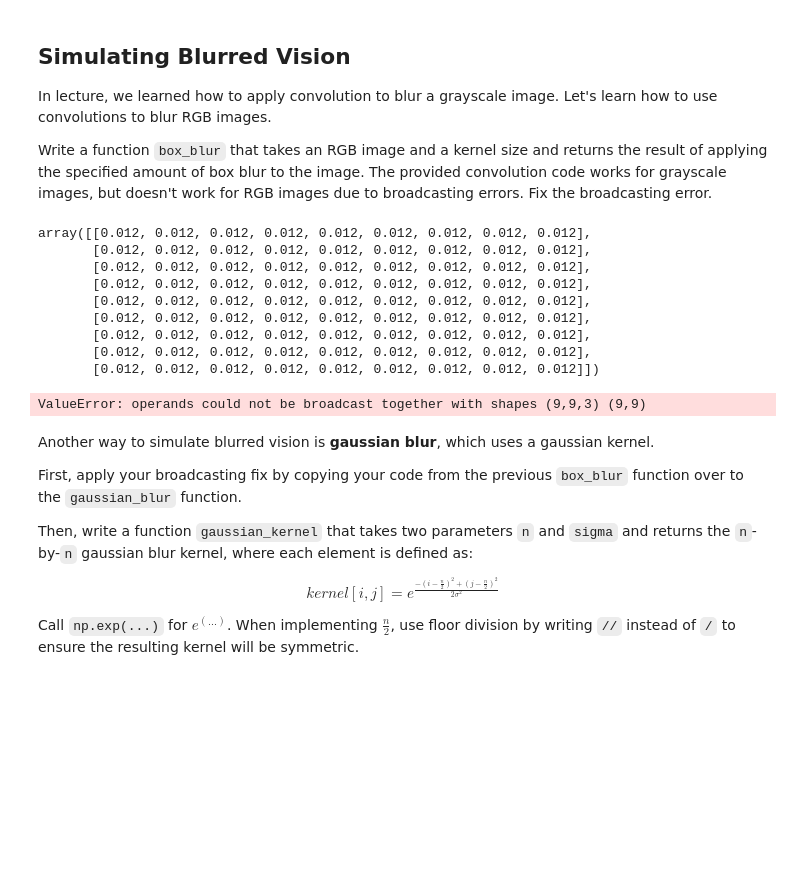
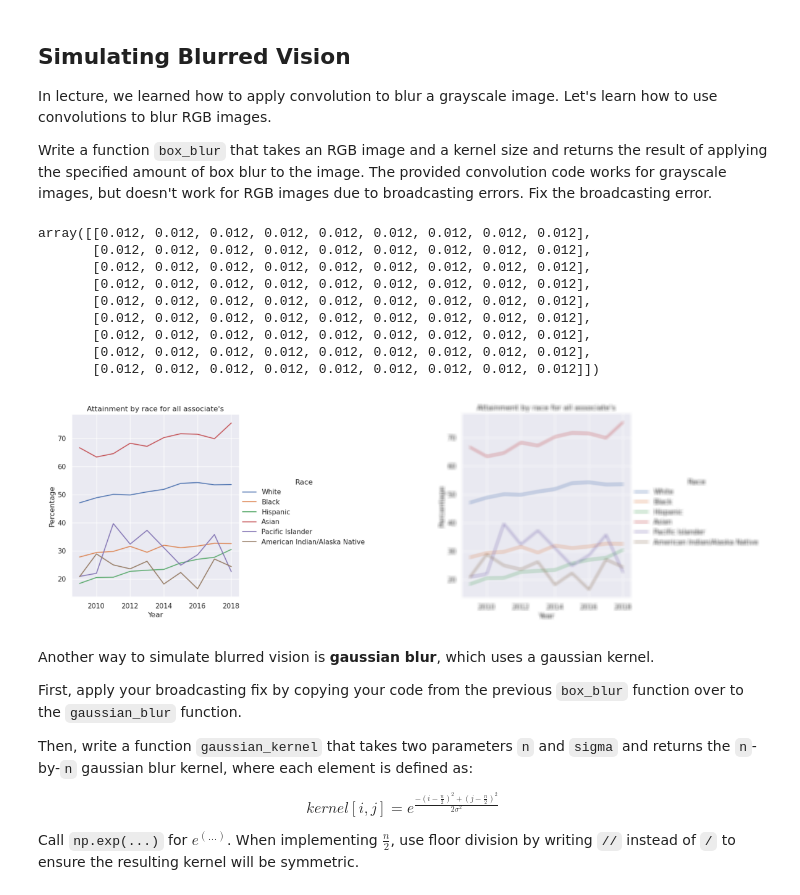
Before and after one commit to nishtha-priya1/cse163-nchs-nishtha, a Jupyter notebook: classwork/accessibility-simulations.ipynb, the cells around one changed output. Drawn from its saved outputs; the diff is of its cells as text; code cells hidden in the pictures; blank space fills up the shorter version.

```diff
--- a/classwork/accessibility-simulations.ipynb
+++ b/classwork/accessibility-simulations.ipynb
@@ -141,35 +141,35 @@ Write a function `box_blur` that takes an RGB image and a kernel size and return
 # %%
 def box_blur(image, kernel_size):
     # Prepare result shape
     image_height, image_width, image_channels = image.shape
     result = np.zeros((image_height - kernel_size + 1, image_width - kernel_size + 1, image_channels))
     result_height, result_width, result_channels = result.shape
 
     # Setup the box blur kernel as a 2-dimensional square array
     kernel = np.array([1 / (kernel_size ** 2)] * (kernel_size ** 2)).reshape((kernel_size, kernel_size))
     display(kernel.round(3))
 
     # Apply the kernel via convolution to every subimage
     for i in range(result_height):
         for j in range(result_width):
             subimage = image[i:i + kernel_size, j:j + kernel_size]
-            result[i, j] = np.sum(subimage * kernel)
+            result[i, j] = np.sum(subimage * kernel[:, :, np.newaxis], axis=(0, 1))
 
     return result.clip(0, 255).astype("uint8")
 
 
 compare(plot, box_blur(plot, 9)) # Try changing the kernel size
 # %% [output]
 array([[0.012, 0.012, 0.012, 0.012, 0.012, 0.012, 0.012, 0.012, 0.012],
        [0.012, 0.012, 0.012, 0.012, 0.012, 0.012, 0.012, 0.012, 0.012],
        [0.012, 0.012, 0.012, 0.012, 0.012, 0.012, 0.012, 0.012, 0.012],
        [0.012, 0.012, 0.012, 0.012, 0.012, 0.012, 0.012, 0.012, 0.012],
        [0.012, 0.012, 0.012, 0.012, 0.012, 0.012, 0.012, 0.012, 0.012],
        [0.012, 0.012, 0.012, 0.012, 0.012, 0.012, 0.012, 0.012, 0.012],
        [0.012, 0.012, 0.012, 0.012, 0.012, 0.012, 0.012, 0.012, 0.012],
        [0.012, 0.012, 0.012, 0.012, 0.012, 0.012, 0.012, 0.012, 0.012],
        [0.012, 0.012, 0.012, 0.012, 0.012, 0.012, 0.012, 0.012, 0.012]])
-ValueError: operands could not be broadcast together with shapes (9,9,3) (9,9)
+[figure, added]
 # %% [markdown]
 Another way to simulate blurred vision is **gaussian blur**, which uses a gaussian kernel.
 
```
